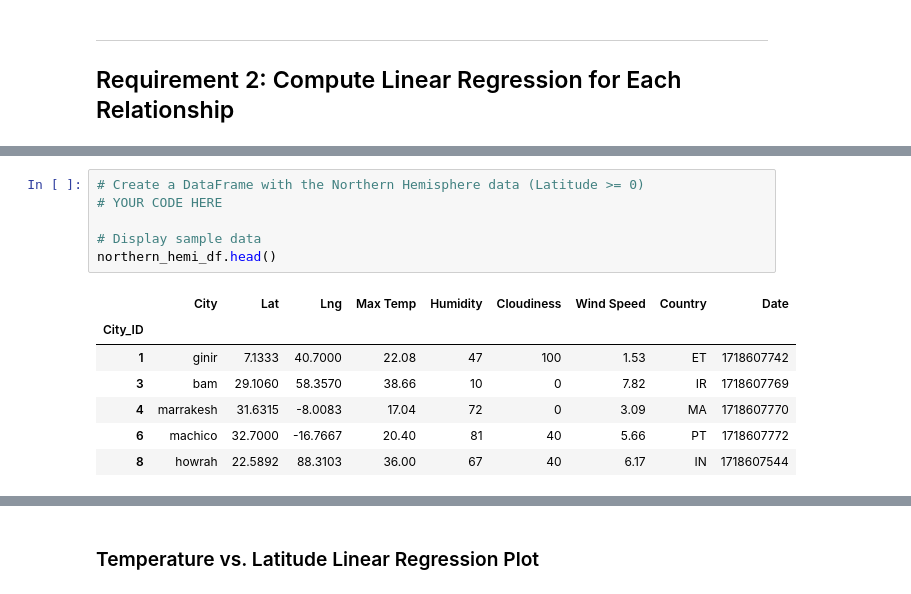
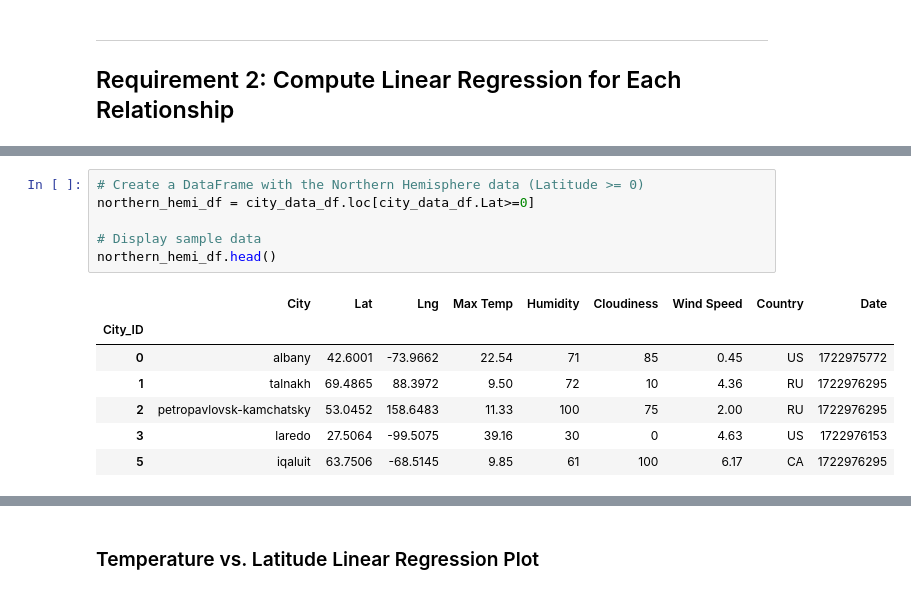
Before and after one commit to Michomicho84/python-api-challenge, a Jupyter notebook: WeatherPy/WeatherPy.ipynb, the cells around one changed output, grey strips where cells are left out. Drawn from its saved outputs; the diff is of its cells as text.

```diff
--- a/WeatherPy/WeatherPy.ipynb
+++ b/WeatherPy/WeatherPy.ipynb
@@ -264,16 +337,16 @@ plt.show()
 # %%
 # Create a DataFrame with the Northern Hemisphere data (Latitude >= 0)
-# YOUR CODE HERE
+northern_hemi_df = city_data_df.loc[city_data_df.Lat>=0]
 
 # Display sample data
 northern_hemi_df.head()
 # %% [output]
 |  | City | Lat | Lng | Max Temp | Humidity | Cloudiness | Wind Speed | Country | Date |
 | City_ID |  |  |  |  |  |  |  |  |  |
-| 1 | ginir | 7.1333 | 40.7000 | 22.08 | 47 | 100 | 1.53 | ET | 1718607742 |
-| 3 | bam | 29.1060 | 58.3570 | 38.66 | 10 | 0 | 7.82 | IR | 1718607769 |
-| 4 | marrakesh | 31.6315 | -8.0083 | 17.04 | 72 | 0 | 3.09 | MA | 1718607770 |
-| 6 | machico | 32.7000 | -16.7667 | 20.40 | 81 | 40 | 5.66 | PT | 1718607772 |
-| 8 | howrah | 22.5892 | 88.3103 | 36.00 | 67 | 40 | 6.17 | IN | 1718607544 |
+| 0 | albany | 42.6001 | -73.9662 | 22.54 | 71 | 85 | 0.45 | US | 1722975772 |
+| 1 | talnakh | 69.4865 | 88.3972 | 9.50 | 72 | 10 | 4.36 | RU | 1722976295 |
+| 2 | petropavlovsk-kamchatsky | 53.0452 | 158.6483 | 11.33 | 100 | 75 | 2.00 | RU | 1722976295 |
+| 3 | laredo | 27.5064 | -99.5075 | 39.16 | 30 | 0 | 4.63 | US | 1722976153 |
+| 5 | iqaluit | 63.7506 | -68.5145 | 9.85 | 61 | 100 | 6.17 | CA | 1722976295 |
 # %%
 # Create a DataFrame with the Southern Hemisphere data (Latitude < 0)
```
Also changed, not shown: parts of 35 cells of this notebook, 7 other files.
